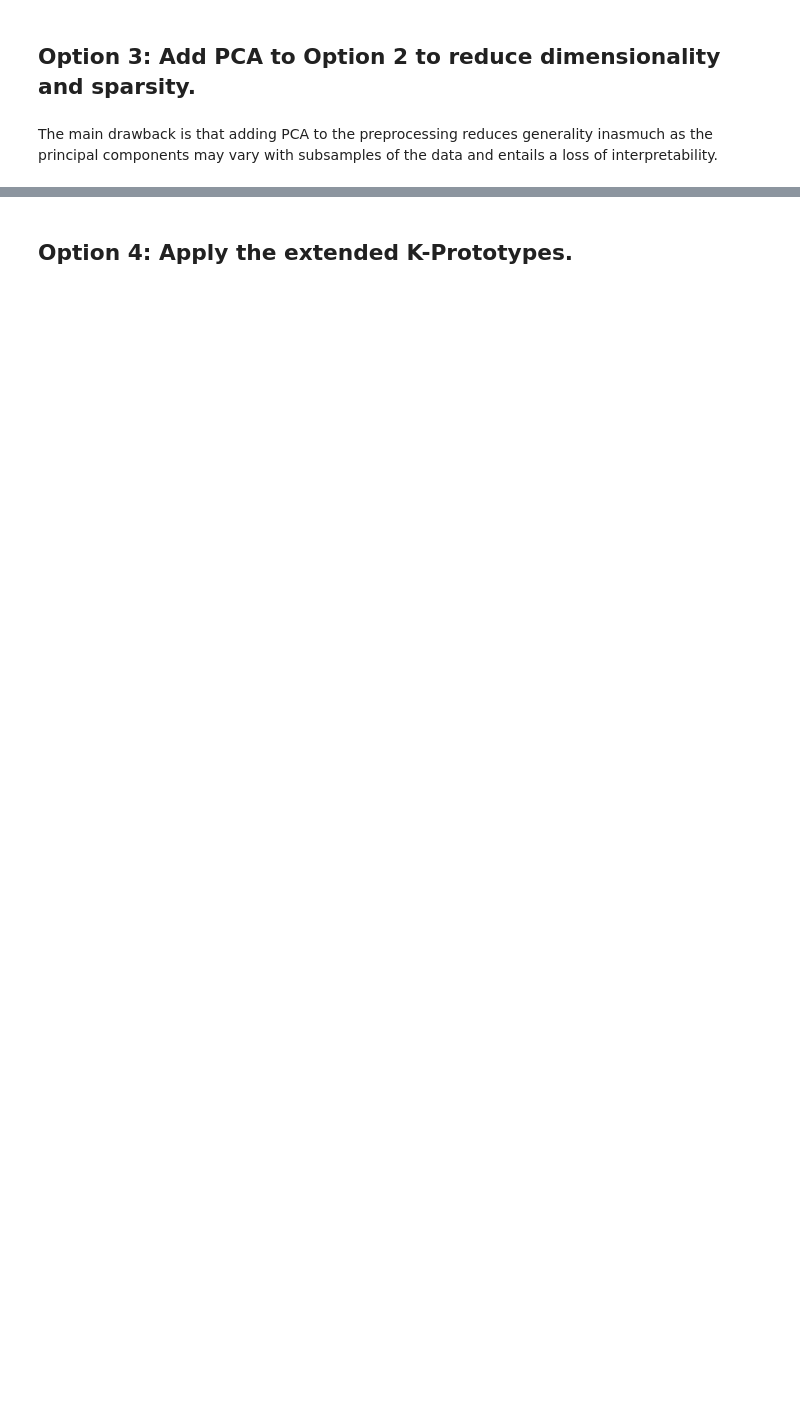
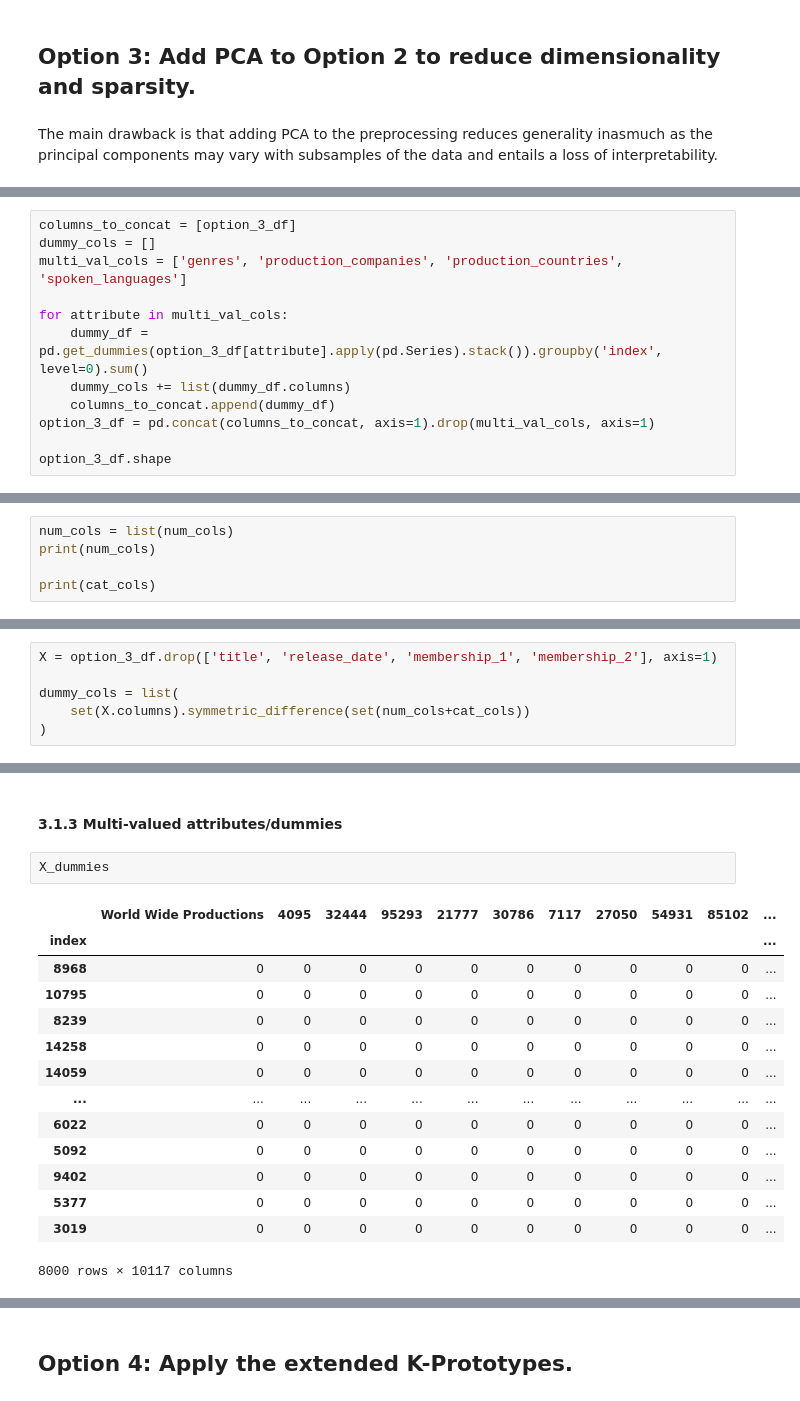
Before and after one commit to ManuelConcepcion/extended_kprototypes, a Jupyter notebook: examples/movies_metadata.ipynb, the cells around one changed output, grey strips where cells are left out. Cells and saved outputs as stored; diff of their text form; blank space fills up the shorter version.

```diff
--- a/examples/movies_metadata.ipynb
+++ b/examples/movies_metadata.ipynb
@@ -813,0 +821,12 @@ The main drawback is that adding PCA to the preprocessing reduces generality ina
+# %%
+columns_to_concat = [option_3_df]
+dummy_cols = []
+multi_val_cols = ['genres', 'production_companies', 'production_countries', 'spoken_languages']
+
+for attribute in multi_val_cols:
+    dummy_df = pd.get_dummies(option_3_df[attribute].apply(pd.Series).stack()).groupby('index', level=0).sum()
+    dummy_cols += list(dummy_df.columns)
+    columns_to_concat.append(dummy_df)
+option_3_df = pd.concat(columns_to_concat, axis=1).drop(multi_val_cols, axis=1)
+
+option_3_df.shape
@@ -813,0 +835,5 @@ The main drawback is that adding PCA to the preprocessing reduces generality ina
+# %%
+num_cols = list(num_cols)
+print(num_cols)
+
+print(cat_cols)
@@ -813,0 +843,6 @@ The main drawback is that adding PCA to the preprocessing reduces generality ina
+# %%
+X = option_3_df.drop(['title', 'release_date', 'membership_1', 'membership_2'], axis=1)
+
+dummy_cols = list(
+    set(X.columns).symmetric_difference(set(num_cols+cat_cols))
+)
@@ -813,0 +909,19 @@ The main drawback is that adding PCA to the preprocessing reduces generality ina
+# %% [markdown]
+#### 3.1.3 Multi-valued attributes/dummies
+# %%
+X_dummies
+# %% [output]
+|  | World Wide Productions | 4095 | 32444 | 95293 | 21777 | 30786 | 7117 | 27050 | 54931 | 85102 | ... |
+| index |  |  |  |  |  |  |  |  |  |  | ... |
+| 8968 | 0 | 0 | 0 | 0 | 0 | 0 | 0 | 0 | 0 | 0 | ... |
+| 10795 | 0 | 0 | 0 | 0 | 0 | 0 | 0 | 0 | 0 | 0 | ... |
+| 8239 | 0 | 0 | 0 | 0 | 0 | 0 | 0 | 0 | 0 | 0 | ... |
+| 14258 | 0 | 0 | 0 | 0 | 0 | 0 | 0 | 0 | 0 | 0 | ... |
+| 14059 | 0 | 0 | 0 | 0 | 0 | 0 | 0 | 0 | 0 | 0 | ... |
+| ... | ... | ... | ... | ... | ... | ... | ... | ... | ... | ... | ... |
+| 6022 | 0 | 0 | 0 | 0 | 0 | 0 | 0 | 0 | 0 | 0 | ... |
+| 5092 | 0 | 0 | 0 | 0 | 0 | 0 | 0 | 0 | 0 | 0 | ... |
+| 9402 | 0 | 0 | 0 | 0 | 0 | 0 | 0 | 0 | 0 | 0 | ... |
+| 5377 | 0 | 0 | 0 | 0 | 0 | 0 | 0 | 0 | 0 | 0 | ... |
+| 3019 | 0 | 0 | 0 | 0 | 0 | 0 | 0 | 0 | 0 | 0 | ... |
+8000 rows × 10117 columns
```
Also changed, not shown: parts of 79 cells of this notebook, 1 other file.
